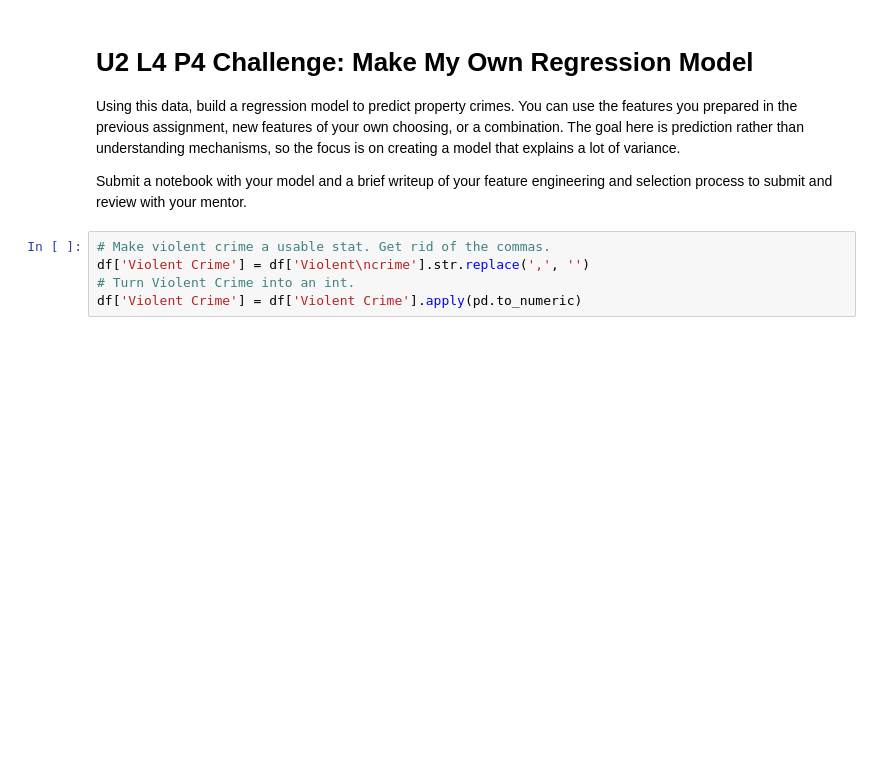
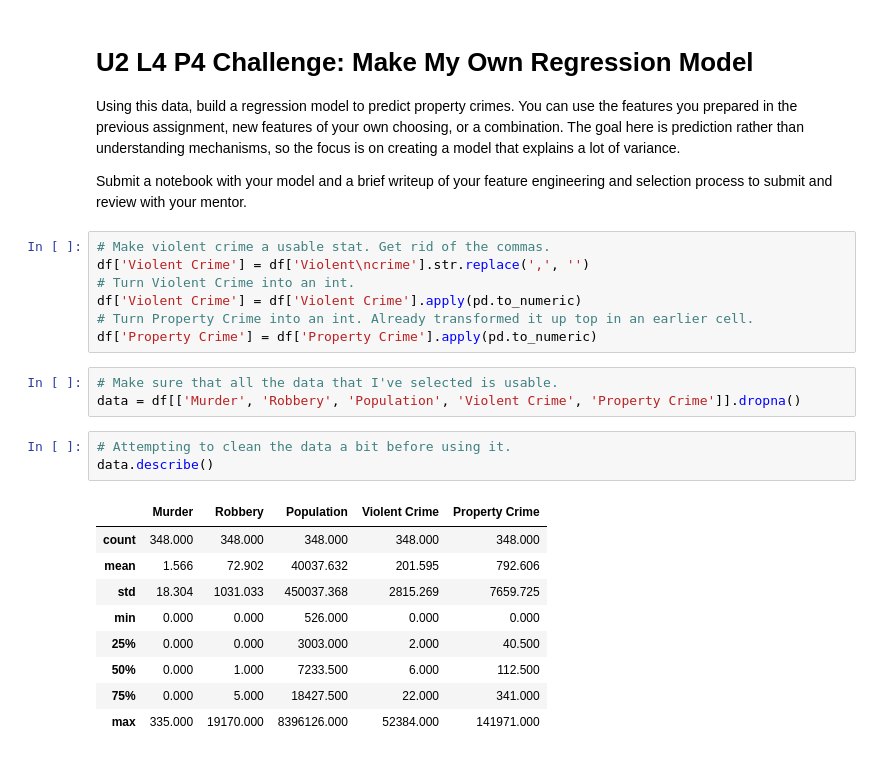
Before and after one commit to lamkg/Thinkful-, a Jupyter notebook: U2 L4 P4 Challenge Regression Model .ipynb, the cells around one changed output. Cells and saved outputs as stored; diff of their text form; blank space fills up the shorter version.

```diff
--- a/U2 L4 P4 Challenge Regression Model .ipynb
+++ b/U2 L4 P4 Challenge Regression Model .ipynb
@@ -106,3 +108,21 @@ Submit a notebook with your model and a brief writeup of your feature engineerin
 df['Violent Crime'] = df['Violent\ncrime'].str.replace(',', '')
 # Turn Violent Crime into an int.
 df['Violent Crime'] = df['Violent Crime'].apply(pd.to_numeric)
+# Turn Property Crime into an int. Already transformed it up top in an earlier cell.
+df['Property Crime'] = df['Property Crime'].apply(pd.to_numeric)
+# %%
+# Make sure that all the data that I've selected is usable.
+data = df[['Murder', 'Robbery', 'Population', 'Violent Crime', 'Property Crime']].dropna()
+# %%
+# Attempting to clean the data a bit before using it.
+data.describe()
+# %% [output]
+|  | Murder | Robbery | Population | Violent Crime | Property Crime |
+| count | 348.000 | 348.000 | 348.000 | 348.000 | 348.000 |
+| mean | 1.566 | 72.902 | 40037.632 | 201.595 | 792.606 |
+| std | 18.304 | 1031.033 | 450037.368 | 2815.269 | 7659.725 |
+| min | 0.000 | 0.000 | 526.000 | 0.000 | 0.000 |
+| 25% | 0.000 | 0.000 | 3003.000 | 2.000 | 40.500 |
+| 50% | 0.000 | 1.000 | 7233.500 | 6.000 | 112.500 |
+| 75% | 0.000 | 5.000 | 18427.500 | 22.000 | 341.000 |
+| max | 335.000 | 19170.000 | 8396126.000 | 52384.000 | 141971.000 |
```
Also changed, not shown: parts of 17 cells of this notebook.
